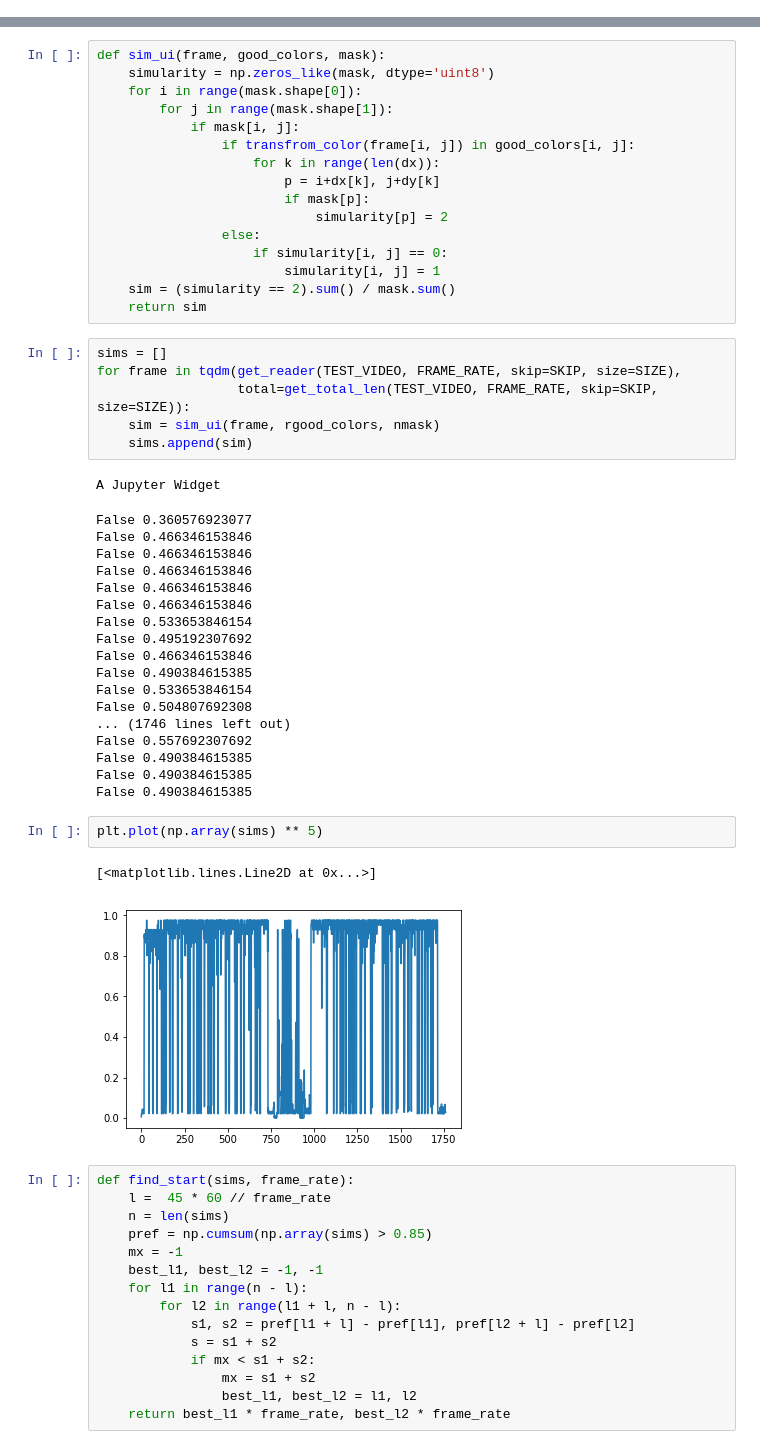
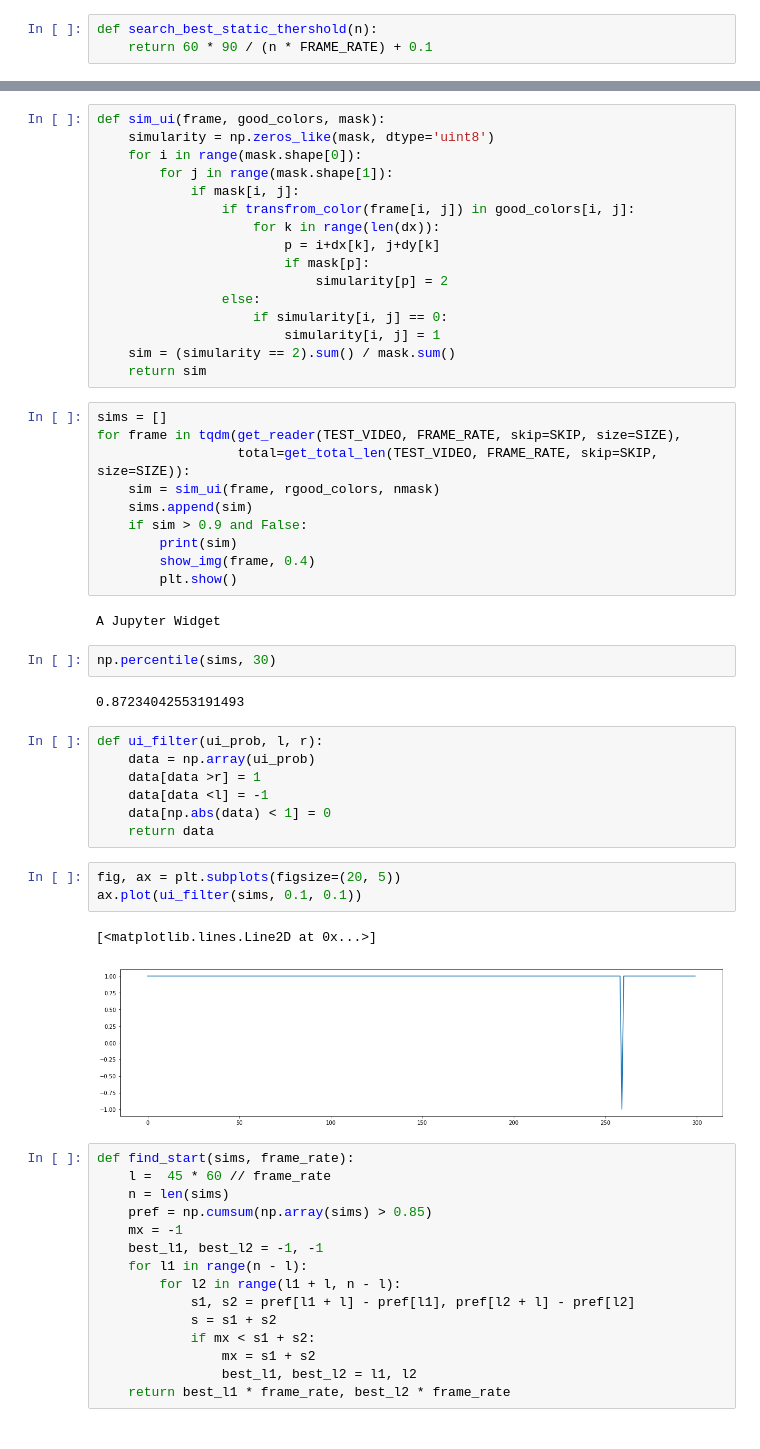
Before and after one commit to josdas/Hackathon-media-2018, a Jupyter notebook: notebooks/code/Is-UI.ipynb, the cells around one changed output, grey strips where cells are left out. Saved outputs shown, nothing was run; the diff lists cells and outputs as text.

```diff
--- a/notebooks/code/Is-UI.ipynb
+++ b/notebooks/code/Is-UI.ipynb
@@ -74,4 +81,7 @@ for frame in tqdm(get_reader(TEST_VIDEO, FRAME_RATE, skip=SKIP, size=SIZE),
     total += 1
 # %% [output]
 A Jupyter Widget
+# %%
+def search_best_static_thershold(n):
+    return 60 * 90 / (n * FRAME_RATE) + 0.1
 # %%
@@ -117,30 +129,29 @@ for frame in tqdm(get_reader(TEST_VIDEO, FRAME_RATE, skip=SKIP, size=SIZE),
                   total=get_total_len(TEST_VIDEO, FRAME_RATE, skip=SKIP, size=SIZE)):
     sim = sim_ui(frame, rgood_colors, nmask)
     sims.append(sim)
+    if sim > 0.9 and False:
+        print(sim)
+        show_img(frame, 0.4)
+        plt.show()
 # %% [output]
 A Jupyter Widget
-False 0.360576923077
-False 0.466346153846
-False 0.466346153846
-False 0.466346153846
-False 0.466346153846
-False 0.466346153846
-False 0.533653846154
-False 0.495192307692
-False 0.466346153846
-False 0.490384615385
-False 0.533653846154
-False 0.504807692308
-... (1746 lines left out)
-False 0.557692307692
-False 0.490384615385
-False 0.490384615385
-False 0.490384615385
-# %%
-plt.plot(np.array(sims) ** 5)
-# %% [output]
-[<matplotlib.lines.Line2D at 0x...>]
-[figure, removed]
+# %%
+np.percentile(sims, 30)
+# %% [output]
+0.87234042553191493
+# %%
+def ui_filter(ui_prob, l, r):
+    data = np.array(ui_prob)
+    data[data >r] = 1
+    data[data <l] = -1
+    data[np.abs(data) < 1] = 0
+    return data
+# %%
+fig, ax = plt.subplots(figsize=(20, 5))
+ax.plot(ui_filter(sims, 0.1, 0.1))
+# %% [output]
+[<matplotlib.lines.Line2D at 0x...>]
+[figure, added]
 # %%
 def find_start(sims, frame_rate):
     l =  45 * 60 // frame_rate
```
Also changed, not shown: parts of 10 cells of this notebook, 15 other files.
